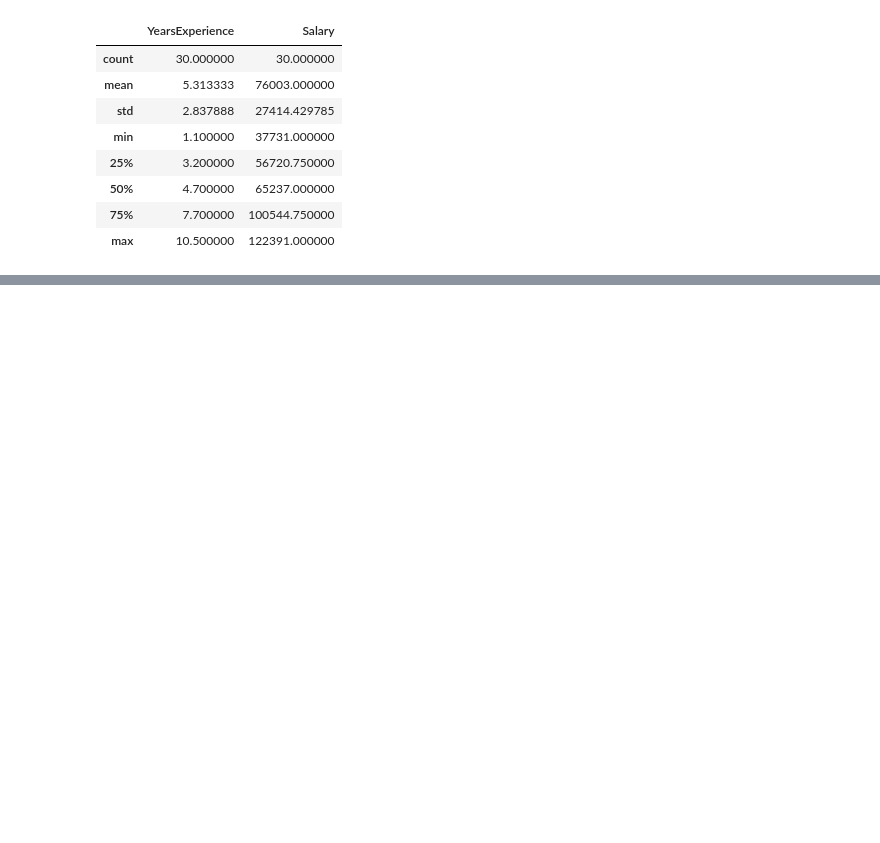
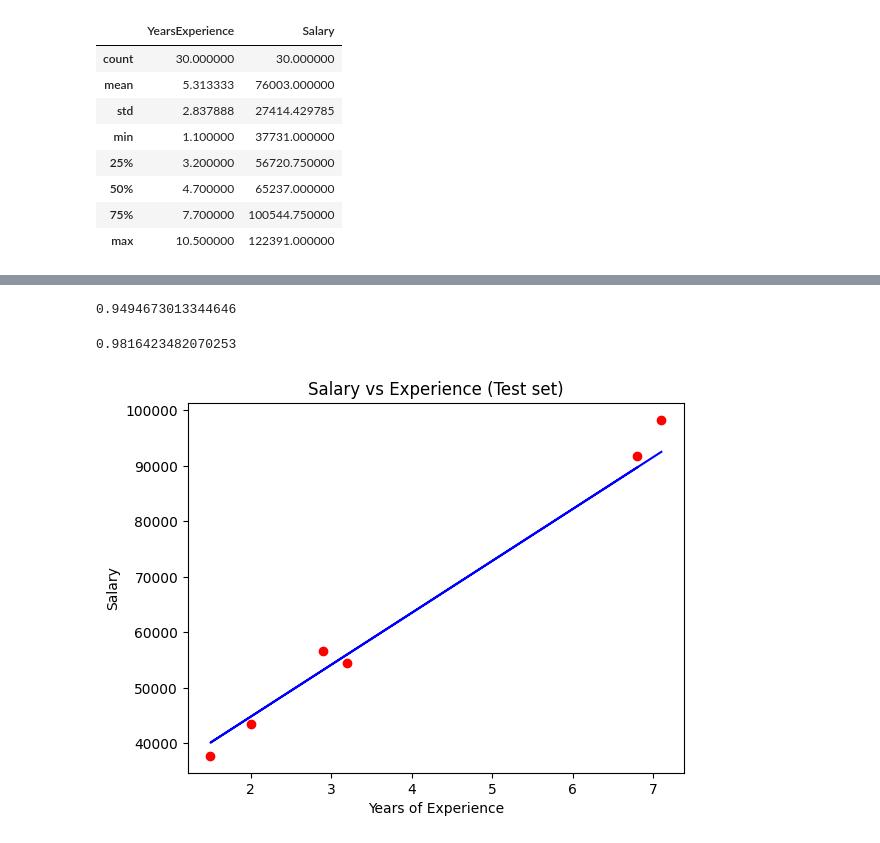
Before and after one commit to LHW001abc/Pearson-correlation-coefficient-and-simple-linear-regression, a Jupyter notebook: Pearson_correlation_coefficient_and_simple_linear_regression.ipynb, the cells around one changed output, grey strips where cells are left out. Saved outputs shown, nothing was run; the diff lists cells and outputs as text; code cells hidden in the pictures; blank space fills up the shorter version.

```diff
--- a/Pearson_correlation_coefficient_and_simple_linear_regression.ipynb
+++ b/Pearson_correlation_coefficient_and_simple_linear_regression.ipynb
@@ -34,0 +55,18 @@ memory usage: 608.0 bytes
+# %%
+my_model.score(X_train,y_train)
+# %% [output]
+0.9494673013344646
+# %%
+my_model.score(X_test,y_test)
+# %% [output]
+0.9816423482070253
+# %%
+y_pred = my_model.predict(X_test)
+plt.scatter(X_test, y_test, color = 'red')
+plt.plot(X_test, y_pred, color = 'blue')
+plt.title('Salary vs Experience (Test set)')
+plt.xlabel('Years of Experience')
+plt.ylabel('Salary')
+plt.show()
+# %% [output]
+[figure, added]
```
Also changed, not shown: parts of 8 cells of this notebook.
